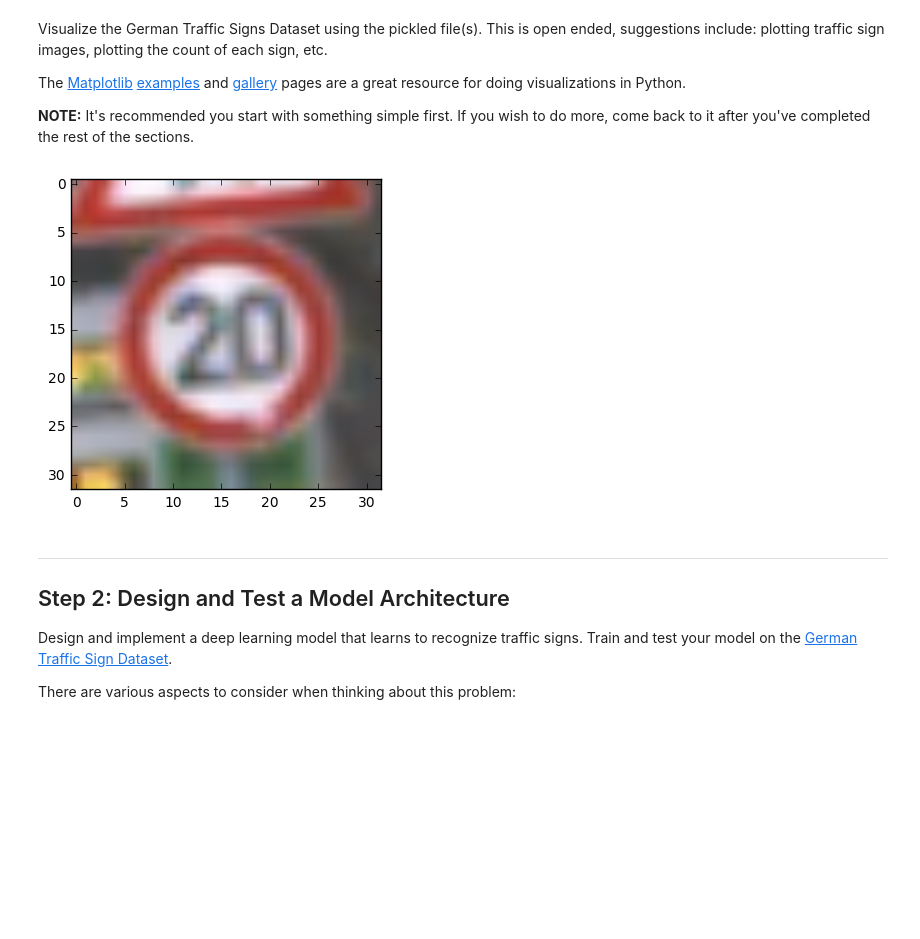
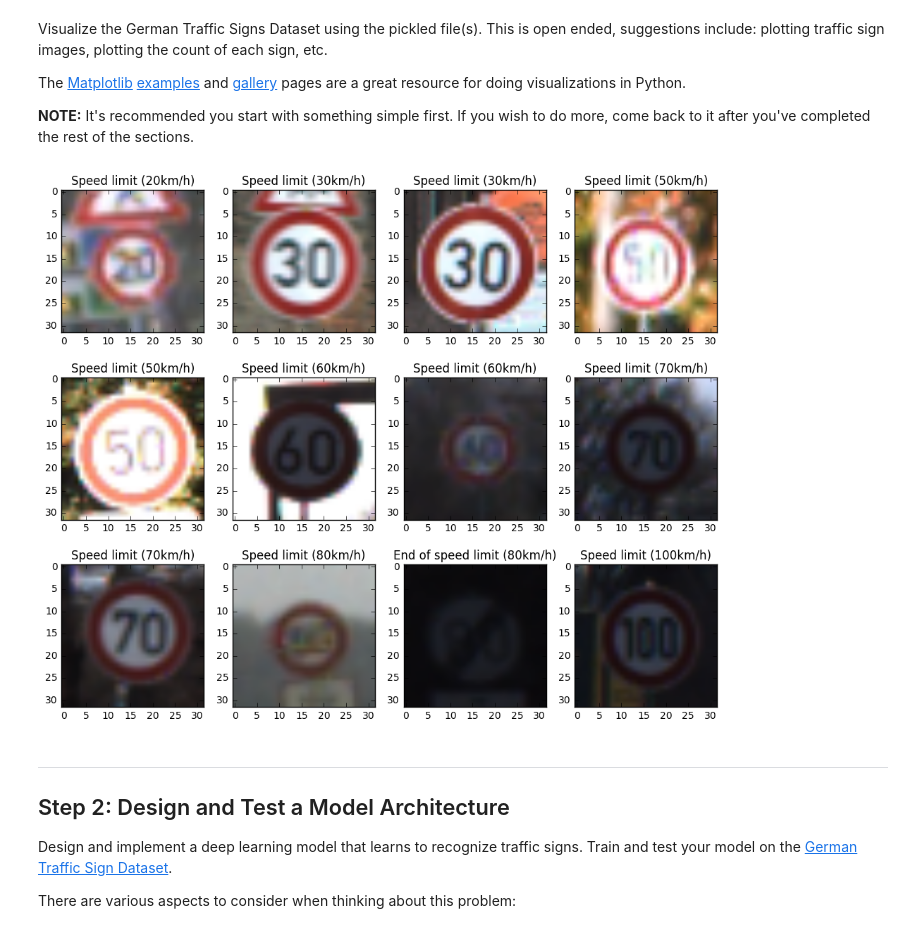
Before and after one commit to daliso/CarND-Traffic-Sign-Classifier-Project, a Jupyter notebook: Traffic_Sign_Classifier.ipynb, the cells around one changed output. Drawn from its saved outputs; the diff is of its cells as text; code cells hidden in the pictures; blank space fills up the shorter version.

```diff
--- a/Traffic_Sign_Classifier.ipynb
+++ b/Traffic_Sign_Classifier.ipynb
@@ -72,18 +72,31 @@ Visualize the German Traffic Signs Dataset using the pickled file(s). This is op
 The [Matplotlib](http://matplotlib.org/) [examples](http://matplotlib.org/examples/index.html) and [gallery](http://matplotlib.org/gallery.html) pages are a great resource for doing visualizations in Python.
 
 **NOTE:** It's recommended you start with something simple first. If you wish to do more, come back to it after you've completed the rest of the sections.
+# %%
+import csv
+with open('./signnames.csv', 'r') as f:
+    reader = csv.reader(f)
+    sign_name_dict = {row[0]:row[1] for row in reader}
+    try:
+        del sign_name_dict['ClassId']
+    except KeyError:
+        pass
 # %%
 ### Data exploration visualization goes here.
 ### Feel free to use as many code cells as needed.
+
 import matplotlib.pyplot as plt
-# Visualizations will be shown in the notebook.
 %matplotlib inline
+plt.figure(figsize=(12,20))
+i = 1
 
-# plt.figure()
-plt.imshow(X_train[10]);
-# plt.show
+for img in range(0,12*1000,1000):
+    plt.subplot(6,4,i)
+    plt.title(sign_name_dict[str(y_train[img])])
+    plt.imshow(X_train[img])
+    i+=1
 # %% [output]
-[figure, old version]
+[figure, new version]
 # %% [markdown]
 ----
 
```
Also changed, not shown: parts of 10 cells of this notebook, 1 other file.
